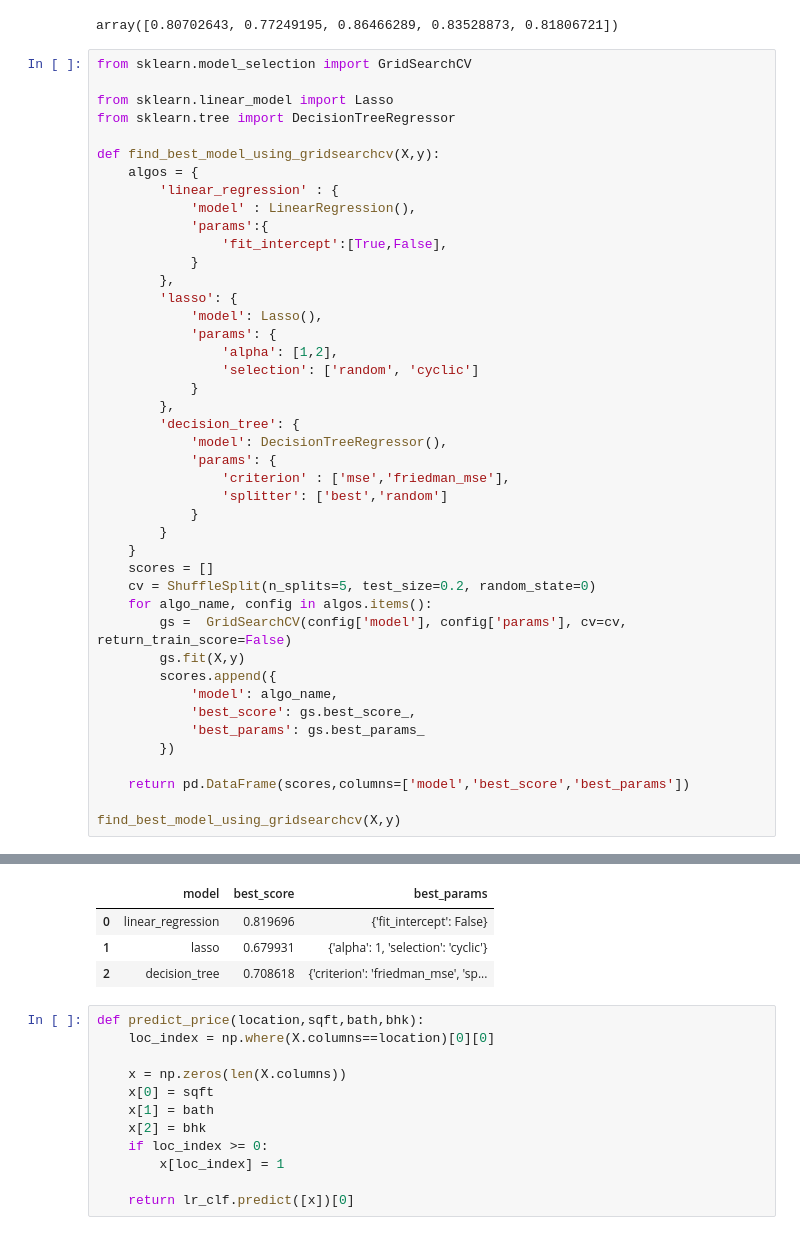
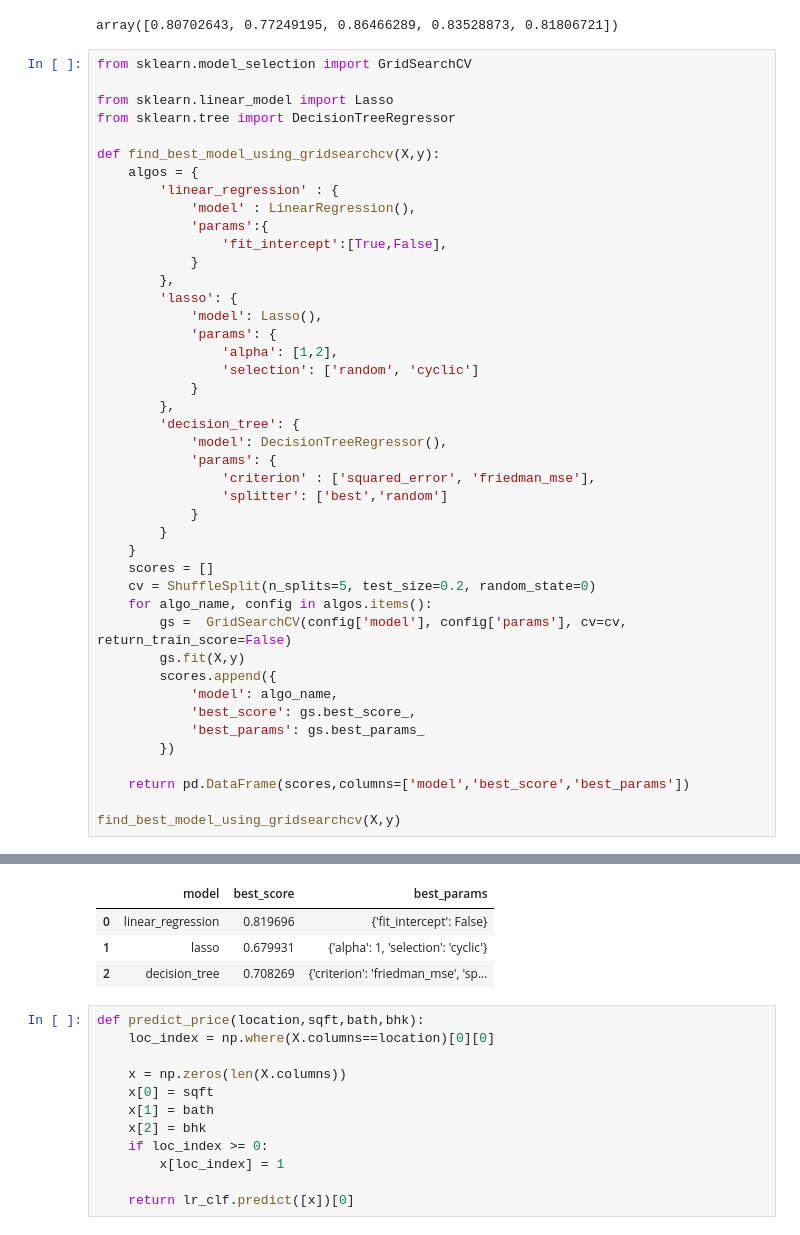
Before and after one commit to Chandreyee-Chattopadhyay/House_Price_Prediction_Bangalore_using_python-ML-, a Jupyter notebook: House_Price_Prediction/model/Proj1.ipynb, the cells around one changed output, grey strips where cells are left out. Saved outputs shown, nothing was run; the diff lists cells and outputs as text.

```diff
--- a/House_Price_Prediction/model/Proj1.ipynb
+++ b/House_Price_Prediction/model/Proj1.ipynb
@@ -396,7 +396,7 @@ def find_best_model_using_gridsearchcv(X,y):
         'decision_tree': {
             'model': DecisionTreeRegressor(),
             'params': {
-                'criterion' : ['mse','friedman_mse'],
+                'criterion' : ['squared_error', 'friedman_mse'],
                 'splitter': ['best','random']
             }
         }
@@ -438,7 +419,7 @@ sklearn.utils._param_validation.InvalidParameterError: The 'criterion' parameter
 |  | model | best_score | best_params |
 | 0 | linear_regression | 0.819696 | {'fit_intercept': False} |
 | 1 | lasso | 0.679931 | {'alpha': 1, 'selection': 'cyclic'} |
-| 2 | decision_tree | 0.708618 | {'criterion': 'friedman_mse', 'sp... |
+| 2 | decision_tree | 0.708269 | {'criterion': 'friedman_mse', 'sp... |
 # %%
 def predict_price(location,sqft,bath,bhk):
     loc_index = np.where(X.columns==location)[0][0]
```
Also changed, not shown: parts of 2 cells of this notebook.
